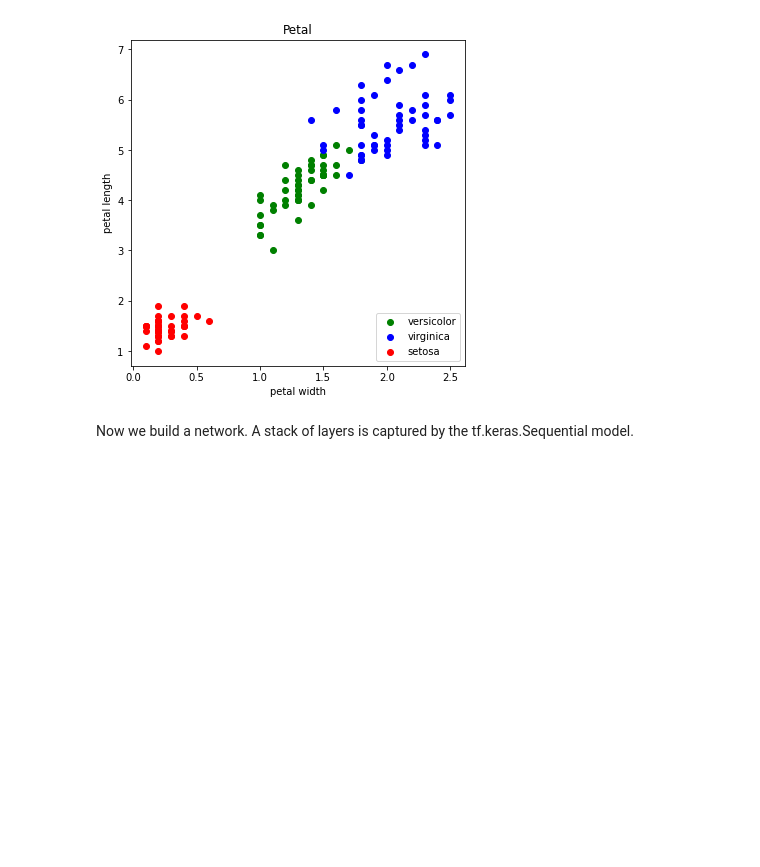
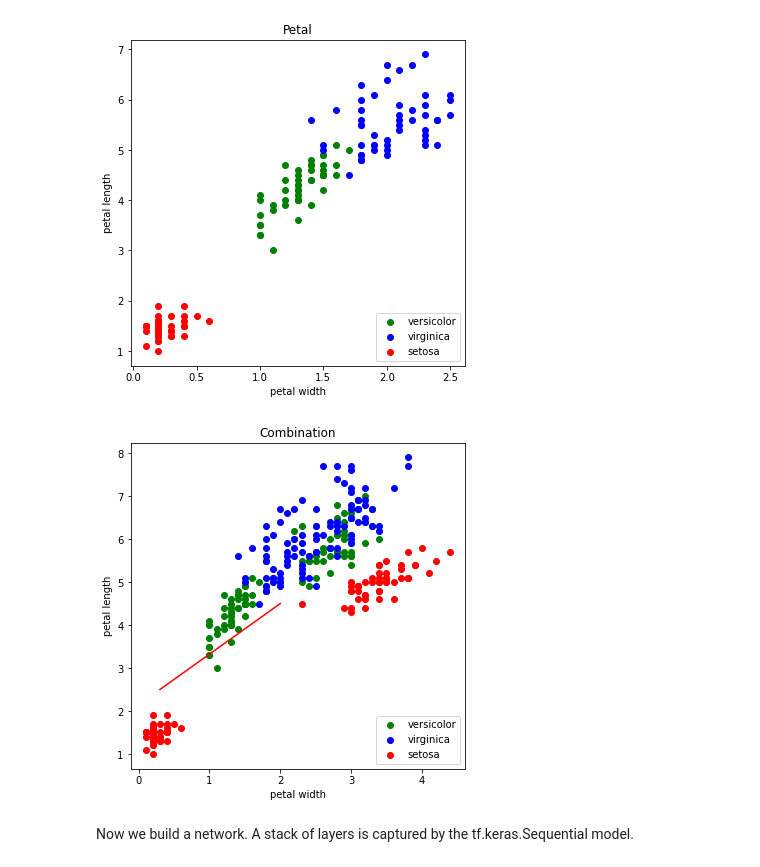
Before and after one commit to yeswhos/COMP5400M-Bio-inspired-Computing, a Jupyter notebook: CW2/Backpropagation on the Iris data set.ipynb, the cells around one changed output. Saved outputs shown, nothing was run; the diff lists cells and outputs as text; code cells hidden in the pictures; blank space fills up the shorter version.

```diff
--- a/CW2/Backpropagation on the Iris data set.ipynb
+++ b/CW2/Backpropagation on the Iris data set.ipynb
@@ -94,6 +135,25 @@ plt.legend([p1, p2, p3], ['versicolor', 'virginica', 'setosa'], loc = 'lower rig
 plt.show()
 # %% [output]
 [figure]
+# %%
+plt.figure(figsize=(6, 6))
+plt.title("Combination")
+plt.xlabel("petal width")
+plt.ylabel("petal length")
+p1 = plt.scatter(versi_sepal_wid, versi_sepal_len, c = 'g', marker = "o")
+p2 = plt.scatter(virgin_sepal_wid, virgin_sepal_len, c = 'b', marker = "o")
+p3 = plt.scatter(set_sepal_wid, set_sepal_len, c = 'r', marker = "o")
+p1 = plt.scatter(versi_petal_wid, versi_petal_len, c = 'g', marker = "o")
+p2 = plt.scatter(virgin_petal_wid, virgin_petal_len, c = 'b', marker = "o")
+p3 = plt.scatter(set_petal_wid, set_petal_len, c = 'r', marker = "o")
+plt.tick_params(axis='both', which = 'major', labelsize=10)
+plt.legend([p1, p2, p3], ['versicolor', 'virginica', 'setosa'], loc = 'lower right')
+x = [0.3, 2]
+y = [2.5, 4.5]
+plt.plot(x, y, c = 'r')
+plt.show()
+# %% [output]
+[figure, added]
 # %% [markdown]
 Now we build a network. A stack of layers is captured by the tf.keras.Sequential model.
 # %%
```
Also changed, not shown: parts of 2 cells of this notebook.
